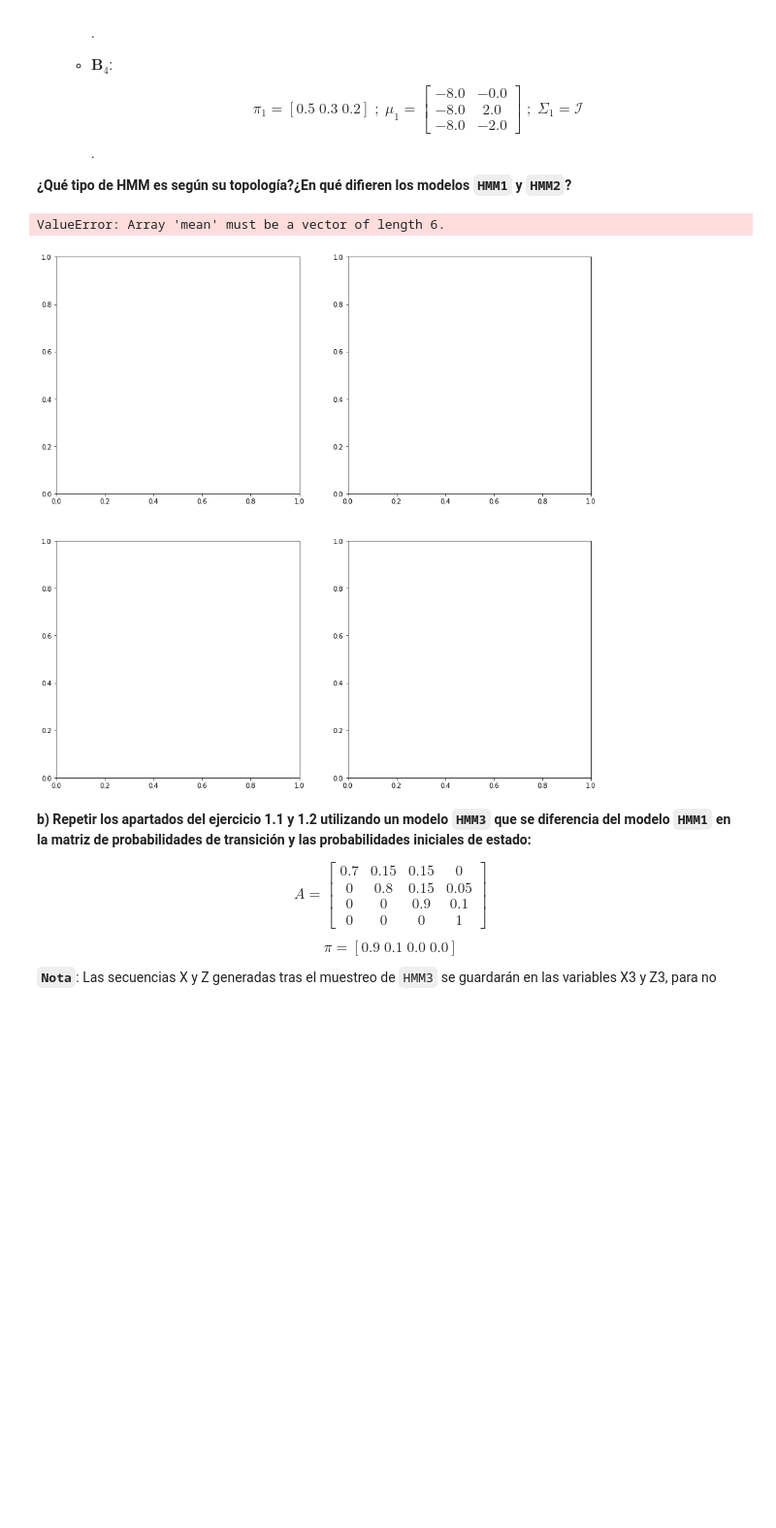
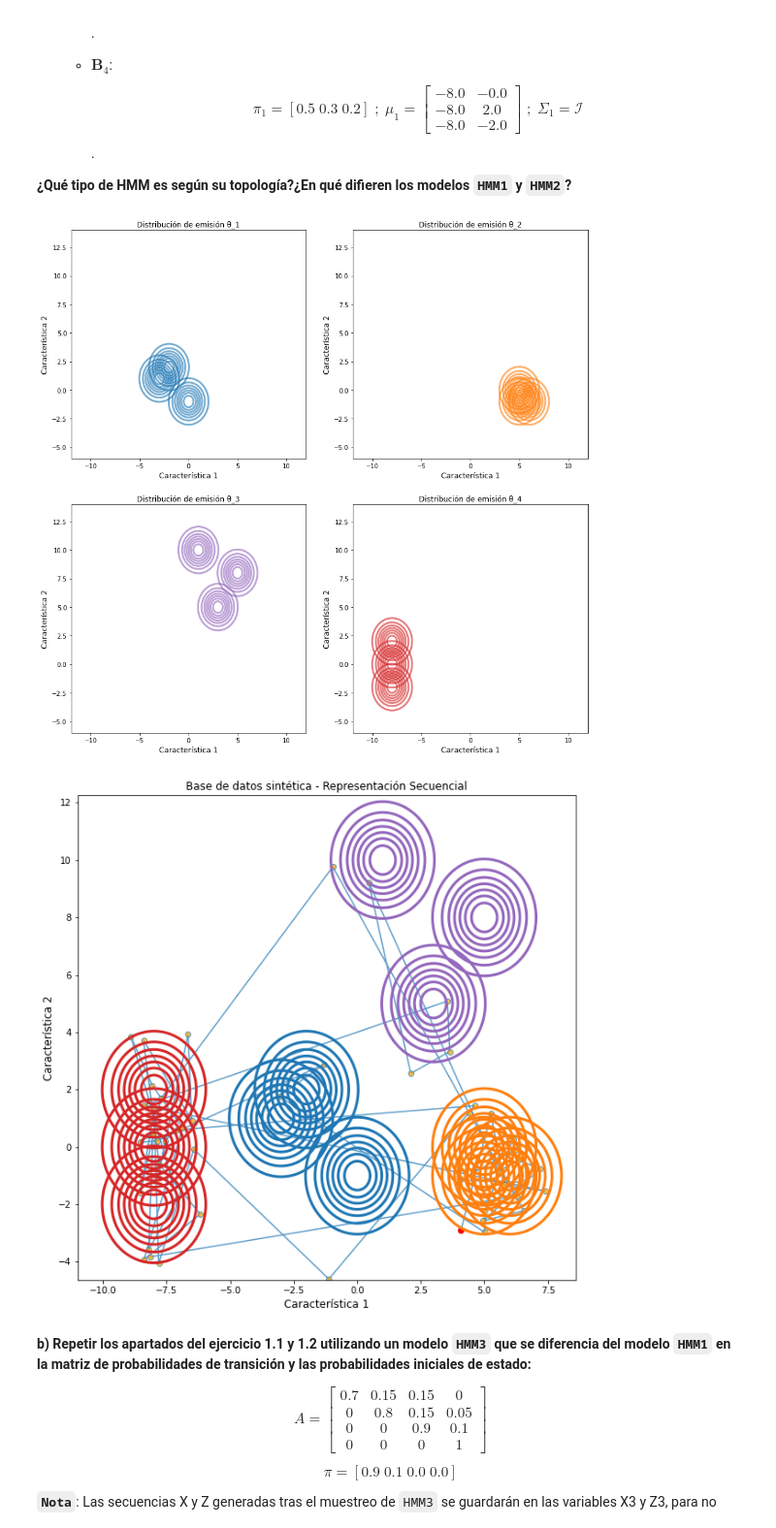
Before and after one commit to fjsaezm/mcd, a Jupyter notebook: PIT/P2/PR2_PIT.ipynb, the cells around one changed output. Shown at 97% size. Drawn from its saved outputs; the diff is of its cells as text; code cells hidden in the pictures; blank space fills up the shorter version.

```diff
--- a/PIT/P2/PR2_PIT.ipynb
+++ b/PIT/P2/PR2_PIT.ipynb
@@ -113,6 +113,7 @@ def create_HMM_model(hmm_type,
                      mu = None,
                      Sigma = None,
                      gmmhmm_weights = None,
+                     gmmhmm_ngaussians = None,
                      covariance_type = 'full'):
     """
     Creates HMM model for any type of distributions using the parameters given
@@ -132,6 +133,7 @@ def create_HMM_model(hmm_type,
         model.n_features = mu.shape[1]
     elif hmm_type == hmm.GMMHMM:
         model.weights_ = gmmhmm_weights
+        model.n_mix = gmmhmm_ngaussians
 
 
     return model
@@ -337,12 +339,13 @@ sigma2 = np.tile(np.identity(2), (4, 3, 1, 1))
 
 # Inicialización del modelo:
 HMM2 = create_HMM_model(hmm.GMMHMM,
-                        n_gaussians,
+                        N,
                         pi = pi,
                         A = A,
                         mu = mu2,
                         Sigma = sigma2,
                         gmmhmm_weights = weights2,
+                        gmmhmm_ngaussians = n_gaussians,
                         covariance_type = 'full')
 
 
@@ -364,48 +367,47 @@ fig, ax = plt.subplots(2,2,figsize=(15, 15))
 
 ax = ax.ravel()
 for n in range(N):
-
     for g in range(n_gaussians):
         # TO DO: Evaluación de cada una de las componentes gaussianas en los ejes
-        eval_multivariate_gaussian= multivariate_normal.pdf(positions,HMM2.means_[n],HMM2.covars_[n])
+        eval_multivariate_gaussian= multivariate_normal.pdf(positions,HMM2.means_[n][g],HMM2.covars_[n][g])
         prob = np.reshape(eval_multivariate_gaussian, _X.shape)
         # Representación del contorno
-        ax[n].contour(x_axis, y_axis, prob, colors=colors[g],linewidths=3)
+        ax[n].contour(x_axis, y_axis, prob, colors=colors[n],linewidths=3,alpha = 0.6)
         # Etiquetas y título
         ax[n].set_xlabel('Característica 1', fontsize=12)
         ax[n].set_ylabel('Característica 2', fontsize=12)
         ax[n].set_title('Distribución de emisión \u03B8_{:.0f}'.format(n+1) )
 
 plt.show();
 
 ######################################################################### 1.2
 X2, Z2 = HMM2.sample(T)
 
 T_repr=50
 
 # Representación de los datos mediante un scatter plot
 fig2,ax2 = plt.subplots(figsize=(10,10))
 
 # Representación de los datos mediante un scatter plot
 # Para mostrar el desarrollo de la secuencia
 ax2.plot(X2[:T_repr,0],X2[:T_repr,1],'o-',label='observations',mfc='orange',alpha=0.7)
 ax2.plot(X2[0:1,0],X2[0:1,1],'or')
 plt.xlim((np.min(X2[:,0]),np.max(X2[:,0])))
 plt.ylim((np.min(X2[:,1]),np.max(X2[:,1])))
 ax2.set_xlabel('Característica 1', fontsize=12)
 ax2.set_ylabel('Característica 2', fontsize=12)
 ax2.set_title('Base de datos sintética - Representación Secuencial' )
 
 
 for n in range(N):
   for g in range(n_gaussians):
-    # TO DO: Evaluación de cada una de las componentes gaussianas en los ejes
-    eval_multivariate_gaussian= multivariate_normal.pdf(positions,HMM2.means_[n],HMM2.covars_[n])
+    # Evaluación de cada una de las componentes gaussianas en los ejes
+    eval_multivariate_gaussian= multivariate_normal.pdf(positions,HMM2.means_[n][g],HMM2.covars_[n][g])
     prob = np.reshape(eval_multivariate_gaussian, _X.shape)
     ax2.contour(x_axis, y_axis, prob,colors=colors[n],linewidths=3)
 # %% [output]
-ValueError: Array 'mean' must be a vector of length 6.
-[figure, old version]
+[figure, new version]
+[figure, added]
 # %% [markdown]
 **b) Repetir los apartados del ejercicio 1.1 y 1.2 utilizando un modelo `HMM3` que se diferencia del modelo `HMM1` en la matriz de probabilidades de transición y las probabilidades iniciales de estado:**
 
```
Also changed, not shown: parts of 3 cells of this notebook, 2 other files.
